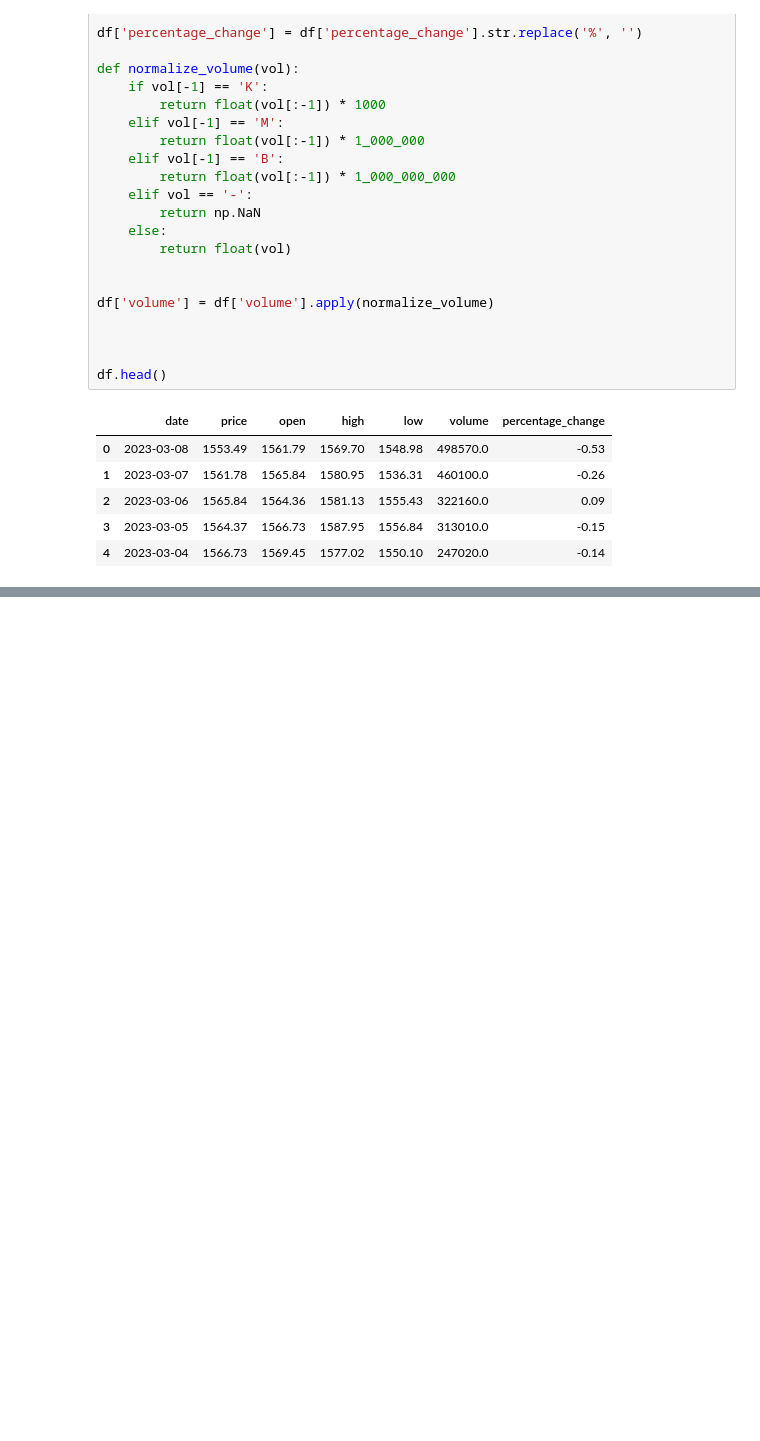
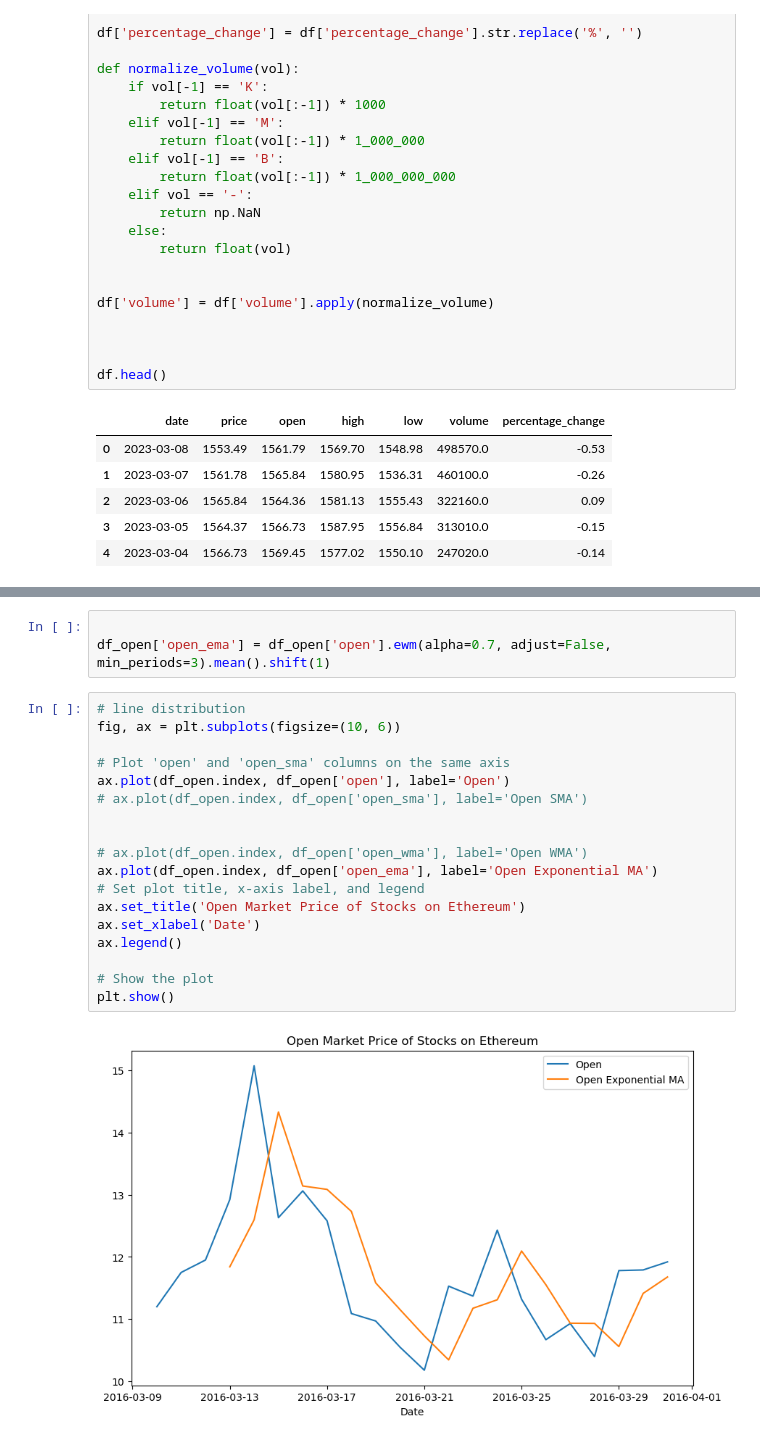
Before and after one commit to dsirepos/ds_project, a Jupyter notebook: data_prep.ipynb, the cells around one changed output, grey strips where cells are left out. Saved outputs shown, nothing was run; the diff lists cells and outputs as text; blank space fills up the shorter version.

```diff
--- a/data_prep.ipynb
+++ b/data_prep.ipynb
@@ -111,0 +232,23 @@ dtype: int64
+# %%
+
+df_open['open_ema'] = df_open['open'].ewm(alpha=0.7, adjust=False, min_periods=3).mean().shift(1)
+# %%
+# line distribution
+fig, ax = plt.subplots(figsize=(10, 6))
+
+# Plot 'open' and 'open_sma' columns on the same axis
+ax.plot(df_open.index, df_open['open'], label='Open')
+# ax.plot(df_open.index, df_open['open_sma'], label='Open SMA')
+
+
+# ax.plot(df_open.index, df_open['open_wma'], label='Open WMA')
+ax.plot(df_open.index, df_open['open_ema'], label='Open Exponential MA')
+# Set plot title, x-axis label, and legend
+ax.set_title('Open Market Price of Stocks on Ethereum')
+ax.set_xlabel('Date')
+ax.legend()
+
+# Show the plot
+plt.show()
+# %% [output]
+[figure, added]
```
Also changed, not shown: parts of 27 cells of this notebook, 4 other files.
